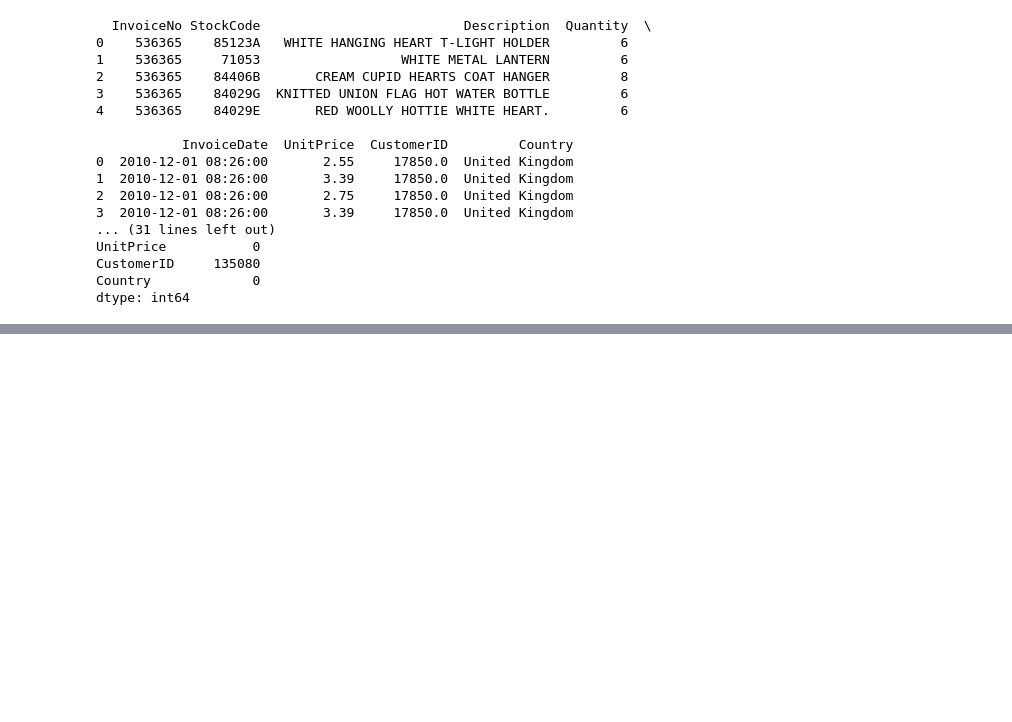
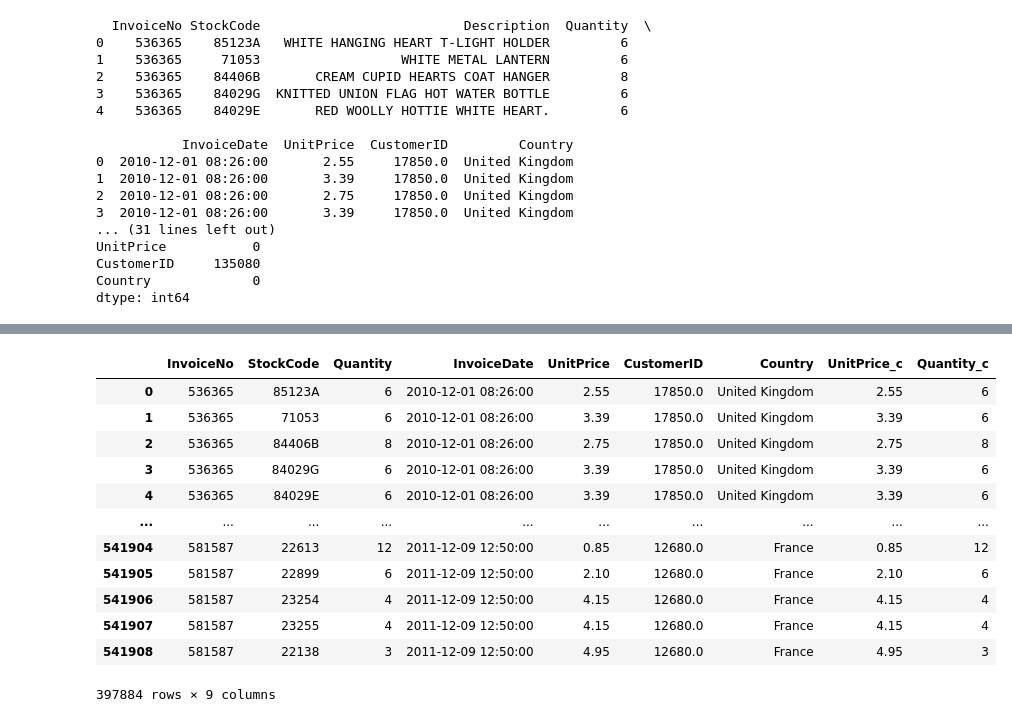
Before and after one commit to AmirTamer-27/Clustrix, a Jupyter notebook: customerSegmentation.ipynb, the cells around one changed output, grey strips where cells are left out. Saved outputs shown, nothing was run; the diff lists cells and outputs as text; code cells hidden in the pictures; blank space fills up the shorter version.

```diff
--- a/customerSegmentation.ipynb
+++ b/customerSegmentation.ipynb
@@ -77,0 +61,15 @@ UnitPrice:
+# %%
+#Outlier rows
+Q1 = dataset['Quantity'].quantile(0.25)
+Q3 = dataset['Quantity'].quantile(0.75)
+IQR = Q3 - Q1
+
+lower_bound_q = Q1 - 1.5 * IQR
+upper_bound_q = Q3 + 1.5 * IQR
+
+quantity_outliers = dataset[
+    (dataset['Quantity'] > upper_bound_q) |
+    (dataset['Quantity'] < lower_bound_q)
+]
+#These represent bulk purchases, customers who buy in bulk purchases are valuable to us.
+quantity_outliers
@@ -77,0 +90,15 @@ UnitPrice:
+# %%
+#Outlier rows
+Q1 = dataset['UnitPrice'].quantile(0.25)
+Q3 = dataset['UnitPrice'].quantile(0.75)
+IQR = Q3 - Q1
+
+lower_bound_u = Q1 - 1.5 * IQR
+upper_bound_u = Q3 + 1.5 * IQR
+
+unitPrice_outliers = dataset[
+    (dataset['UnitPrice'] > upper_bound_u) |
+    (dataset['UnitPrice'] < lower_bound_u)
+]
+#These represent customers that buy products that are very expensive, which are also valuable customers to us
+unitPrice_outliers
@@ -77,0 +119,25 @@ UnitPrice:
+# %%
+#Capping the outliers
+dataset["UnitPrice_c"] = dataset["UnitPrice"].clip(
+    lower=0,
+    upper=upper_bound_u
+)
+dataset["Quantity_c"] = dataset["Quantity"].clip(
+    lower=0,
+    upper=upper_bound_q
+)
+dataset
+# %% [output]
+|  | InvoiceNo | StockCode | Quantity | InvoiceDate | UnitPrice | CustomerID | Country | UnitPrice_c | Quantity_c |
+| 0 | 536365 | 85123A | 6 | 2010-12-01 08:26:00 | 2.55 | 17850.0 | United Kingdom | 2.55 | 6 |
+| 1 | 536365 | 71053 | 6 | 2010-12-01 08:26:00 | 3.39 | 17850.0 | United Kingdom | 3.39 | 6 |
+| 2 | 536365 | 84406B | 8 | 2010-12-01 08:26:00 | 2.75 | 17850.0 | United Kingdom | 2.75 | 8 |
+| 3 | 536365 | 84029G | 6 | 2010-12-01 08:26:00 | 3.39 | 17850.0 | United Kingdom | 3.39 | 6 |
+| 4 | 536365 | 84029E | 6 | 2010-12-01 08:26:00 | 3.39 | 17850.0 | United Kingdom | 3.39 | 6 |
+| ... | ... | ... | ... | ... | ... | ... | ... | ... | ... |
+| 541904 | 581587 | 22613 | 12 | 2011-12-09 12:50:00 | 0.85 | 12680.0 | France | 0.85 | 12 |
+| 541905 | 581587 | 22899 | 6 | 2011-12-09 12:50:00 | 2.10 | 12680.0 | France | 2.10 | 6 |
+| 541906 | 581587 | 23254 | 4 | 2011-12-09 12:50:00 | 4.15 | 12680.0 | France | 4.15 | 4 |
+| 541907 | 581587 | 23255 | 4 | 2011-12-09 12:50:00 | 4.15 | 12680.0 | France | 4.15 | 4 |
+| 541908 | 581587 | 22138 | 3 | 2011-12-09 12:50:00 | 4.95 | 12680.0 | France | 4.95 | 3 |
+397884 rows × 9 columns
```
Also changed, not shown: parts of 10 cells of this notebook.
